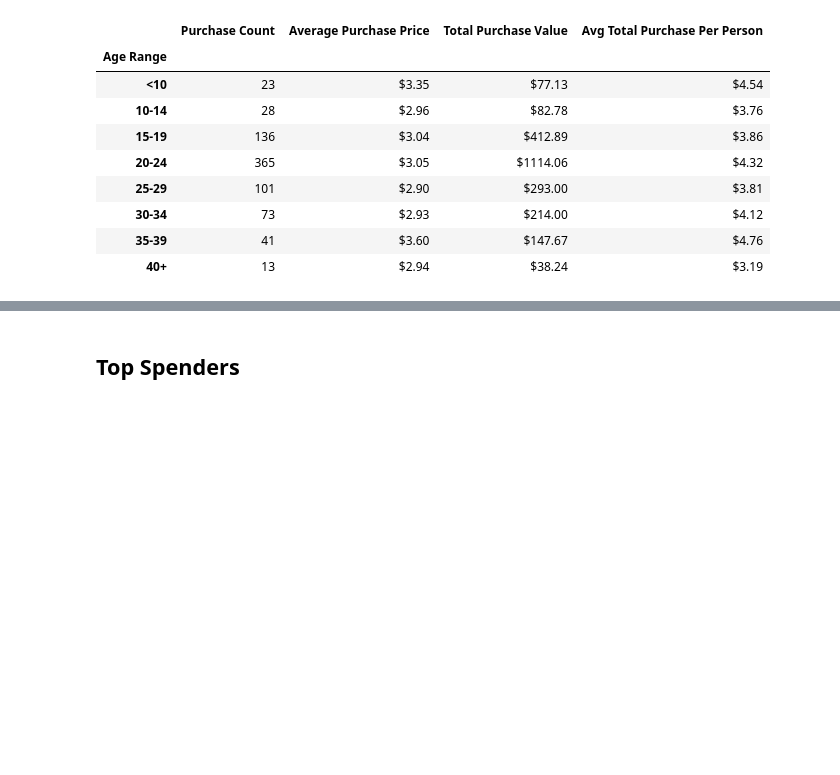
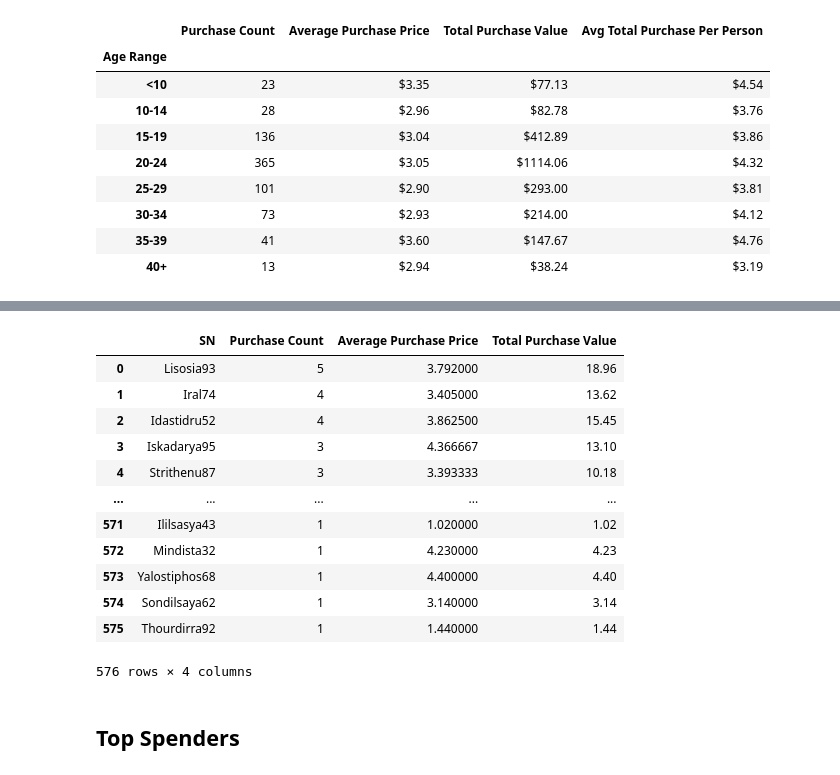
Before and after one commit to adrianstrecker/pandas-challenge, a Jupyter notebook: HeroesOfPymoli_starter.ipynb, the cells around one changed output, grey strips where cells are left out. Drawn from its saved outputs; the diff is of its cells as text; code cells hidden in the pictures; blank space fills up the shorter version.

Commit message:
Backing up top spenders progress

```diff
--- a/HeroesOfPymoli_starter.ipynb
+++ b/HeroesOfPymoli_starter.ipynb
@@ -437,3 +434,14 @@ age_pur_summary
 | 30-34 | 73 | $2.93 | $214.00 | $4.12 |
 | 35-39 | 41 | $3.60 | $147.67 | $4.76 |
 | 40+ | 13 | $2.94 | $38.24 | $3.19 |
+# %%
+spenders = purchase_data[["SN", "Price"]]
+spenders
+
+spender_count = pd.DataFrame(purchase_data["SN"].value_counts())
+spender_count.reset_index(inplace=True)
+spender_count.columns = ["SN", "Purchase Count"]
+spender_count.head()
+
+#top_spenders = spender_count.loc[spender_count["SN"] >= 3]
+#top_spenders
@@ -439,0 +455,6 @@ age_pur_summary
+# %%
+avg_spender_price = pd.DataFrame(purchase_data.groupby("SN")["Price"].mean())
+
+avg_spender_price.reset_index(inplace=True)
+avg_spender_price.columns = ["SN", "Average Purchase Price"]
+avg_spender_price.head(10)
@@ -439,0 +473,6 @@ age_pur_summary
+# %%
+top_spenders = pd.DataFrame(purchase_data.groupby("SN")["Price"].sum())
+
+top_spenders.reset_index(inplace=True)
+top_spenders.columns = ["SN", "Total Purchase Value"]
+top_spenders.head()
@@ -439,0 +486,3 @@ age_pur_summary
+# %%
+merged_top_spenders = pd.merge(spender_count, avg_spender_price, on="SN")
+merged_top_spenders
@@ -440,3 +503,20 @@ age_pur_summary
+# %%
+final_merged_spenders = pd.merge(merged_top_spenders, top_spenders, on="SN")
+final_merged_spenders
+# %% [output]
+|  | SN | Purchase Count | Average Purchase Price | Total Purchase Value |
+| 0 | Lisosia93 | 5 | 3.792000 | 18.96 |
+| 1 | Iral74 | 4 | 3.405000 | 13.62 |
+| 2 | Idastidru52 | 4 | 3.862500 | 15.45 |
+| 3 | Iskadarya95 | 3 | 4.366667 | 13.10 |
+| 4 | Strithenu87 | 3 | 3.393333 | 10.18 |
+| ... | ... | ... | ... | ... |
+| 571 | Ililsasya43 | 1 | 1.020000 | 1.02 |
+| 572 | Mindista32 | 1 | 4.230000 | 4.23 |
+| 573 | Yalostiphos68 | 1 | 4.400000 | 4.40 |
+| 574 | Sondilsaya62 | 1 | 3.140000 | 3.14 |
+| 575 | Thourdirra92 | 1 | 1.440000 | 1.44 |
+576 rows × 4 columns
 # %% [markdown]
 ## Top Spenders
 # %% [markdown]
```
Also changed, not shown: parts of 5 cells of this notebook.
